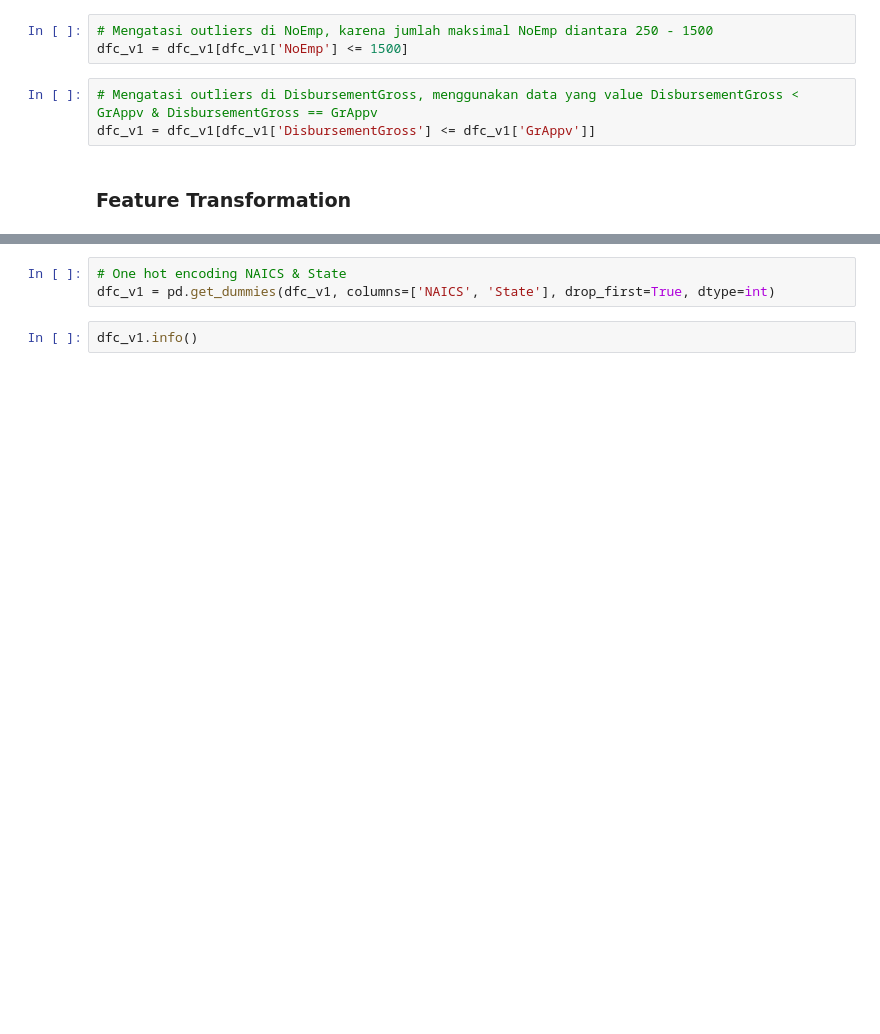
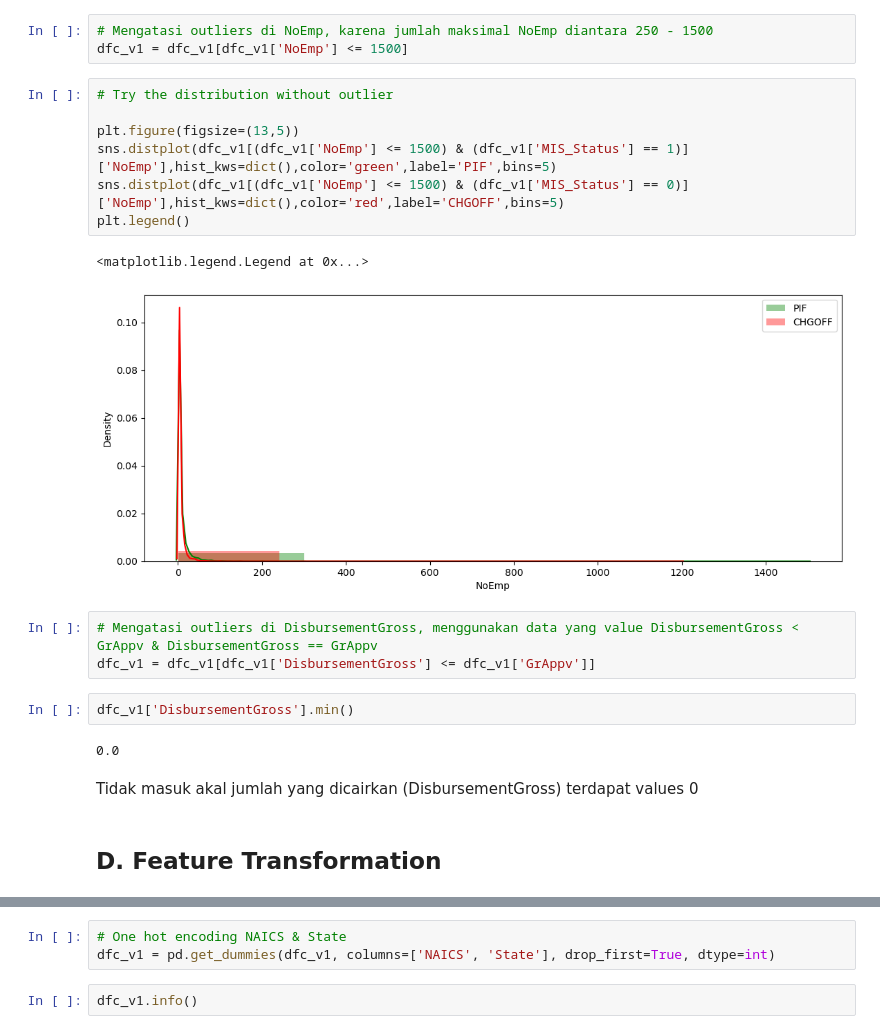
Before and after one commit to AldhiPrambudi/Colony-of-Weirdos, a Jupyter notebook: Pre-Processing/Pre_Processing_v1.ipynb, the cells around one changed output, grey strips where cells are left out. Drawn from its saved outputs; the diff is of its cells as text; blank space fills up the shorter version.

```diff
--- a/Pre-Processing/Pre_Processing_v1.ipynb
+++ b/Pre-Processing/Pre_Processing_v1.ipynb
@@ -212,8 +375,24 @@ dfc_v1.duplicated().sum()
 # %%
 # Mengatasi outliers di NoEmp, karena jumlah maksimal NoEmp diantara 250 - 1500
 dfc_v1 = dfc_v1[dfc_v1['NoEmp'] <= 1500]
+# %%
+# Try the distribution without outlier
+
+plt.figure(figsize=(13,5))
+sns.distplot(dfc_v1[(dfc_v1['NoEmp'] <= 1500) & (dfc_v1['MIS_Status'] == 1)]['NoEmp'],hist_kws=dict(),color='green',label='PIF',bins=5)
+sns.distplot(dfc_v1[(dfc_v1['NoEmp'] <= 1500) & (dfc_v1['MIS_Status'] == 0)]['NoEmp'],hist_kws=dict(),color='red',label='CHGOFF',bins=5)
+plt.legend()
+# %% [output]
+<matplotlib.legend.Legend at 0x...>
+[figure, added]
 # %%
 # Mengatasi outliers di DisbursementGross, menggunakan data yang value DisbursementGross < GrAppv & DisbursementGross == GrAppv
 dfc_v1 = dfc_v1[dfc_v1['DisbursementGross'] <= dfc_v1['GrAppv']]
+# %%
+dfc_v1['DisbursementGross'].min()
+# %% [output]
+0.0
+# %% [markdown]
+Tidak masuk akal jumlah yang dicairkan (DisbursementGross) terdapat values 0
 # %% [markdown]
-### Feature Transformation
+## D. Feature Transformation
```
Also changed, not shown: parts of 84 cells of this notebook.
